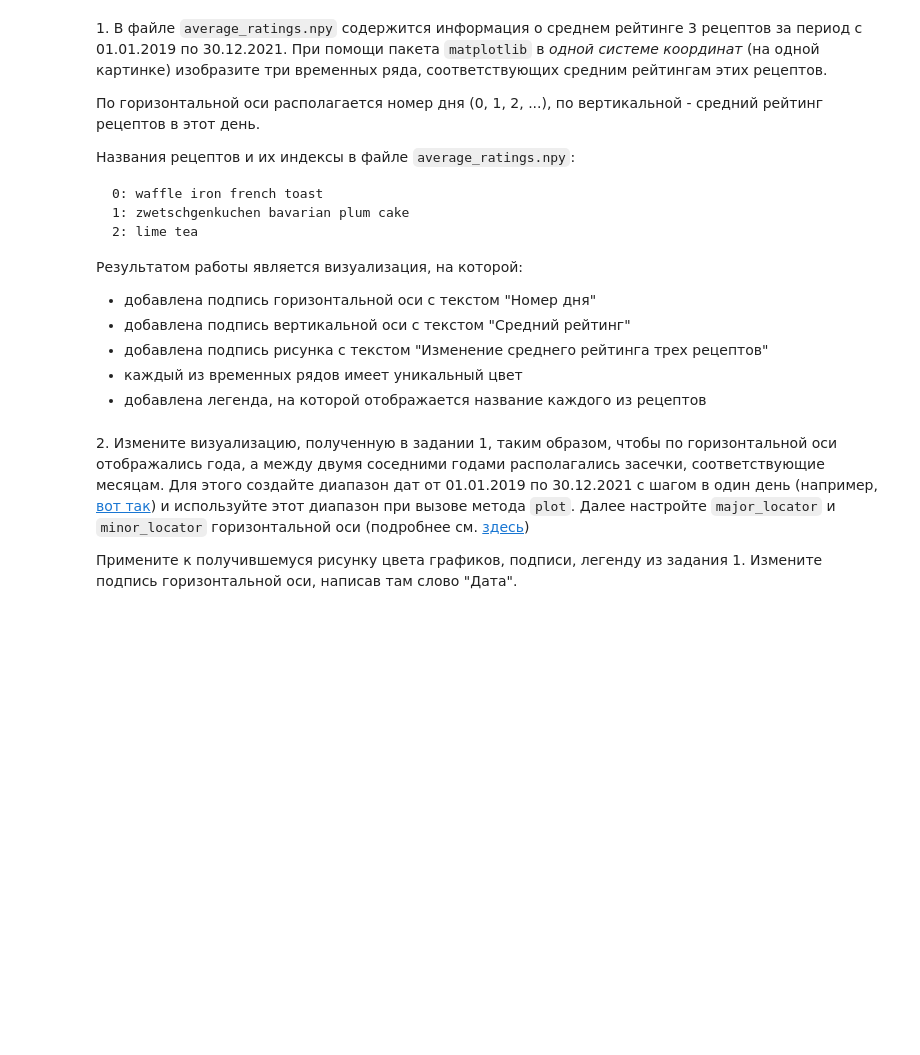
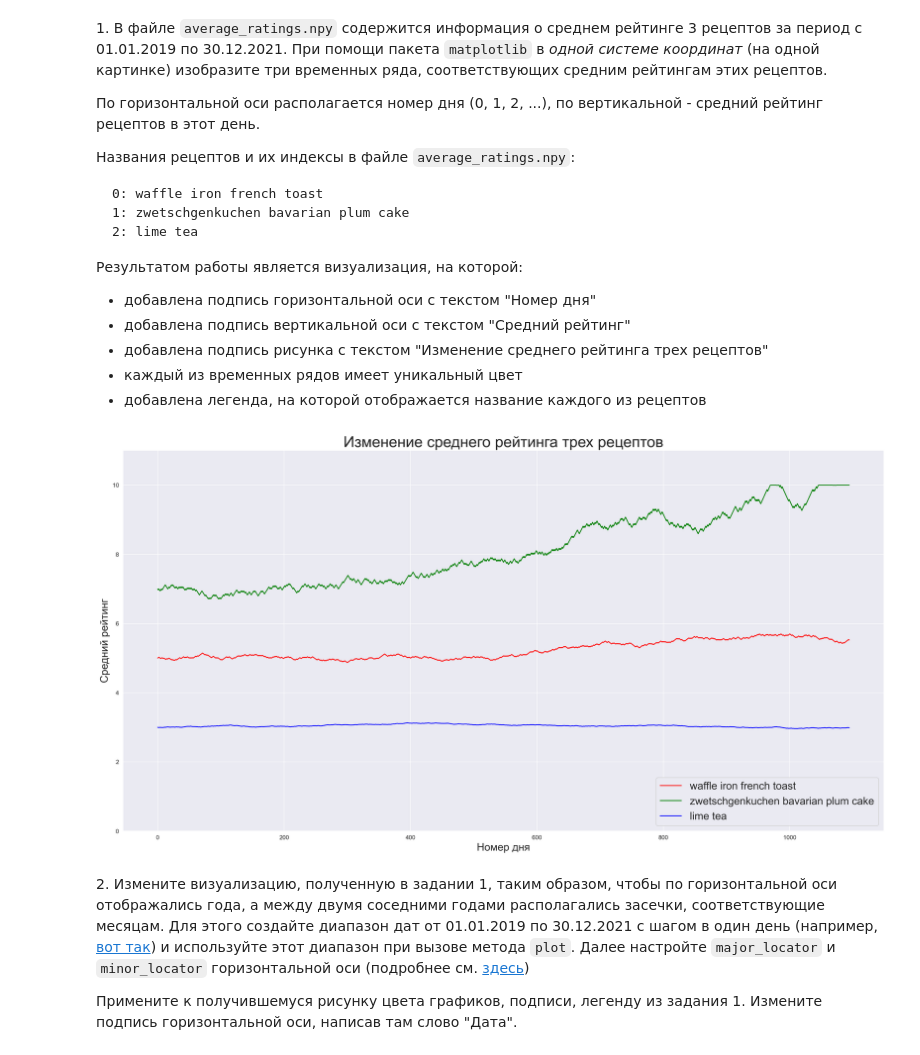
Before and after one commit to lzuard/MTUCI_AI, a Jupyter notebook: Notebooks/Lab_5_Visual.ipynb, the cells around one changed output. Drawn from its saved outputs; the diff is of its cells as text; code cells hidden in the pictures; blank space fills up the shorter version.

```diff
--- a/Notebooks/Lab_5_Visual.ipynb
+++ b/Notebooks/Lab_5_Visual.ipynb
@@ -45,6 +42,8 @@ Successfully installed pandas-datareader-0.10.0
 2. Проанализируйте временной ряд максимальной цены акций на предмет выбросов.
 # %% [markdown]
 ## Лабораторная работа 5.1
+# %%
+data_folder="/Users/izuard/Desktop/AI/Sources/data_lab5/"
 # %% [markdown]
 ### Визуализация данных при помощи пакета `matplotlib`
 # %% [markdown]
@@ -65,6 +64,25 @@ Successfully installed pandas-datareader-0.10.0
 * добавлена подпись рисунка с текстом "Изменение среднего рейтинга трех рецептов"
 * каждый из временных рядов имеет уникальный цвет
 * добавлена легенда, на которой отображается название каждого из рецептов
+# %%
+average_ratings=np.load(data_folder+"average_ratings.npy")
+# %%
+fig1=plt.figure(figsize=(20,10),dpi=200)
+ax=fig1.add_axes([0.1,0.1,0.9,0.9])
+
+ax.plot(average_ratings[0],'r', label="waffle iron french toast")
+ax.plot(average_ratings[1],'g', label="zwetschgenkuchen bavarian plum cake")
+ax.plot(average_ratings[2],'b', label="lime tea")
+
+ax.set_ylim(0,11)
+ax.set_ylabel("Средний рейтинг",fontsize=18)
+ax.set_xlabel("Номер дня",fontsize=18)
+ax.set_title("Изменение среднего рейтинга трех рецептов",fontsize=26)
+
+ax.legend(loc="lower right",fontsize=18)
+print()
+# %% [output]
+[figure, added]
 # %% [markdown]
 2\. Измените визуализацию, полученную в задании 1, таким образом, чтобы по горизонтальной оси отображались года, а между двумя соседними годами располагались засечки, соответствующие месяцам. Для этого создайте диапазон дат от 01.01.2019 по 30.12.2021 с шагом в один день (например, [вот так](https://pandas.pydata.org/docs/reference/api/pandas.date_range.html)) и используйте этот диапазон при вызове метода `plot`. Далее настройте `major_locator` и `minor_locator` горизонтальной оси (подробнее см. [здесь](https://matplotlib.org/stable/gallery/text_labels_and_annotations/date.html))
 
```
Also changed, not shown: parts of 16 cells of this notebook.
